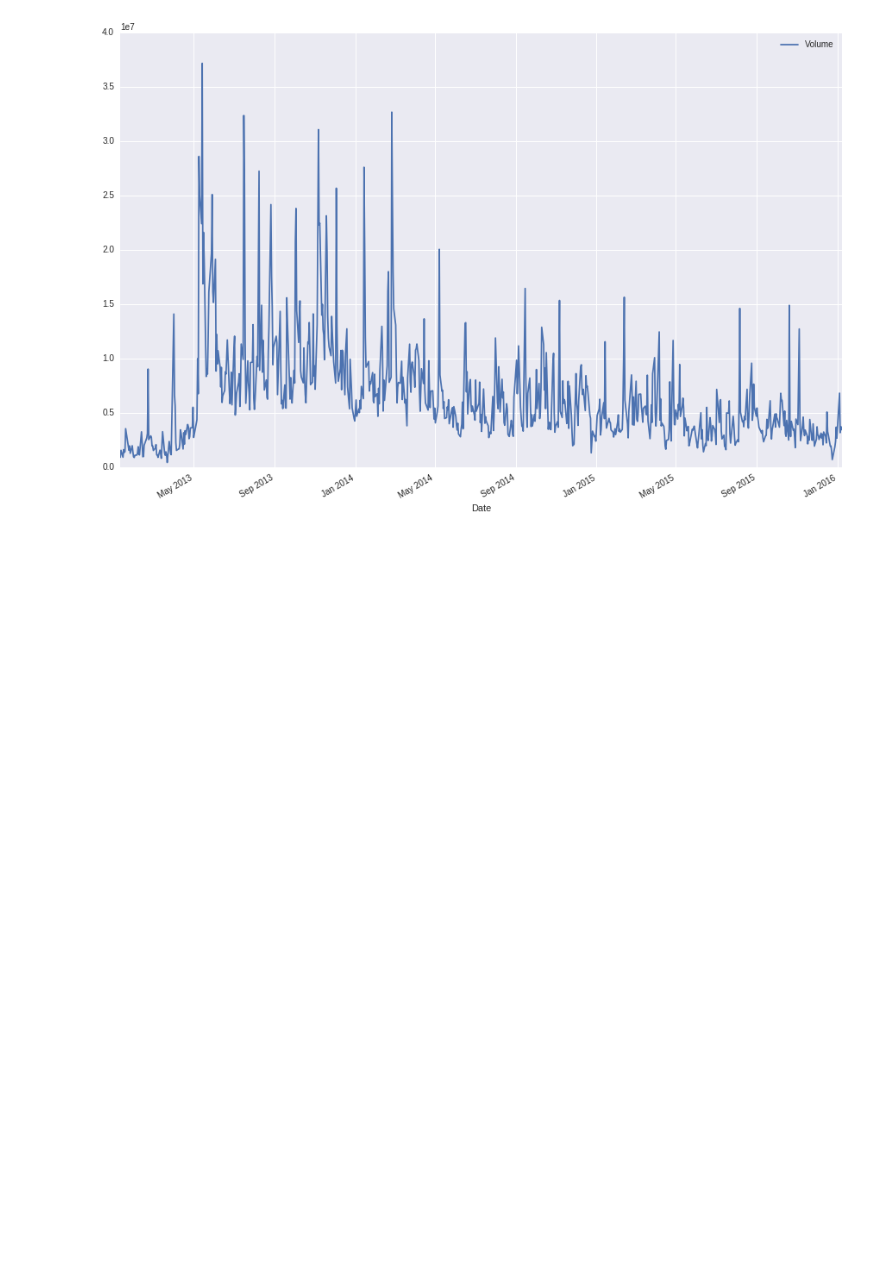
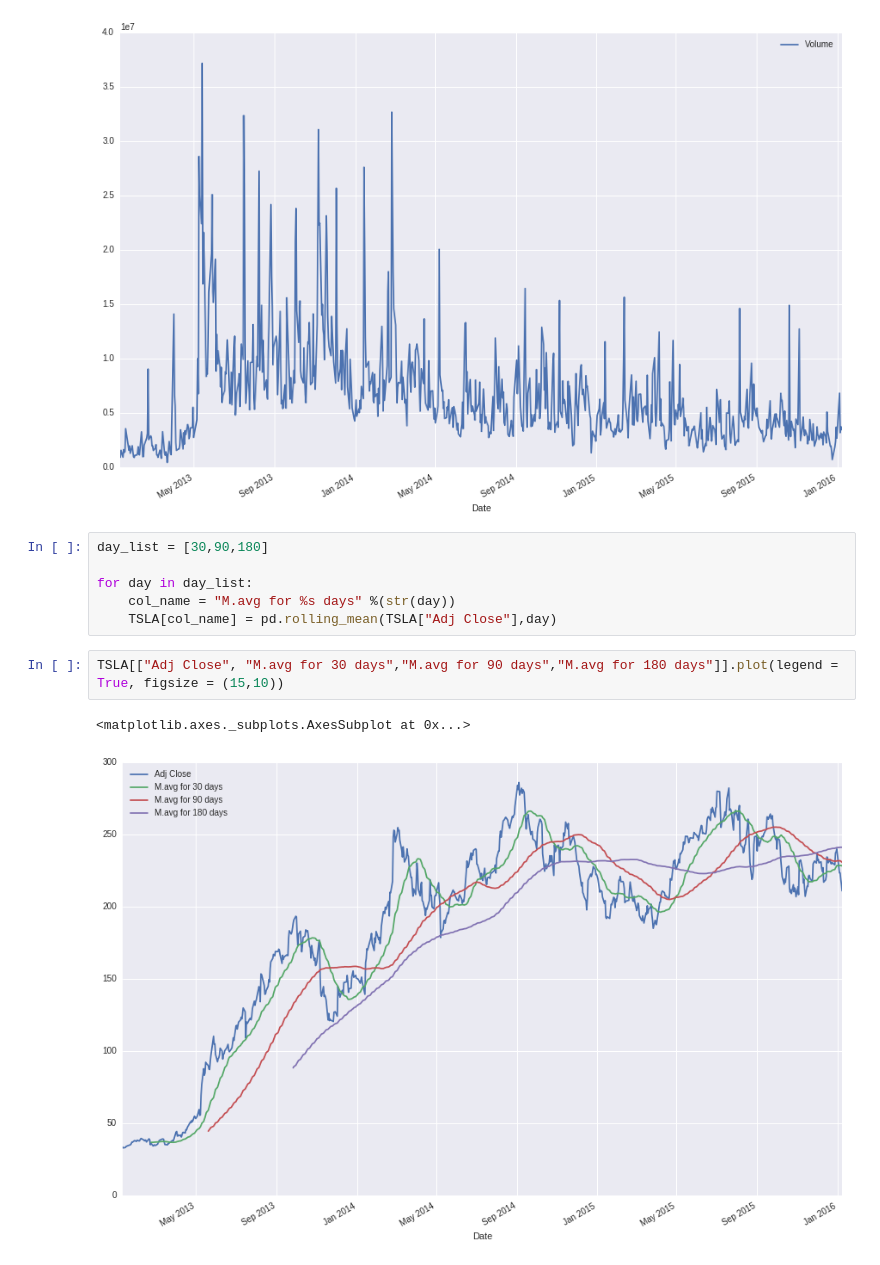
Before and after one commit to inferno9004/Stock-Market-Analysis, a Jupyter notebook: stock_market.ipynb, the cells around one changed output. Drawn from its saved outputs; the diff is of its cells as text; blank space fills up the shorter version.

```diff
--- a/stock_market.ipynb
+++ b/stock_market.ipynb
@@ -41,3 +41,14 @@ TSLA["Volume"].plot(legend = True, figsize = (15,10))
 # %% [output]
 <matplotlib.axes._subplots.AxesSubplot at 0x...>
 [figure]
+# %%
+day_list = [30,90,180]
+
+for day in day_list:
+    col_name = "M.avg for %s days" %(str(day))
+    TSLA[col_name] = pd.rolling_mean(TSLA["Adj Close"],day)
+# %%
+TSLA[["Adj Close", "M.avg for 30 days","M.avg for 90 days","M.avg for 180 days"]].plot(legend = True, figsize = (15,10))
+# %% [output]
+<matplotlib.axes._subplots.AxesSubplot at 0x...>
+[figure, added]
```
Also changed, not shown: parts of 9 cells of this notebook.
